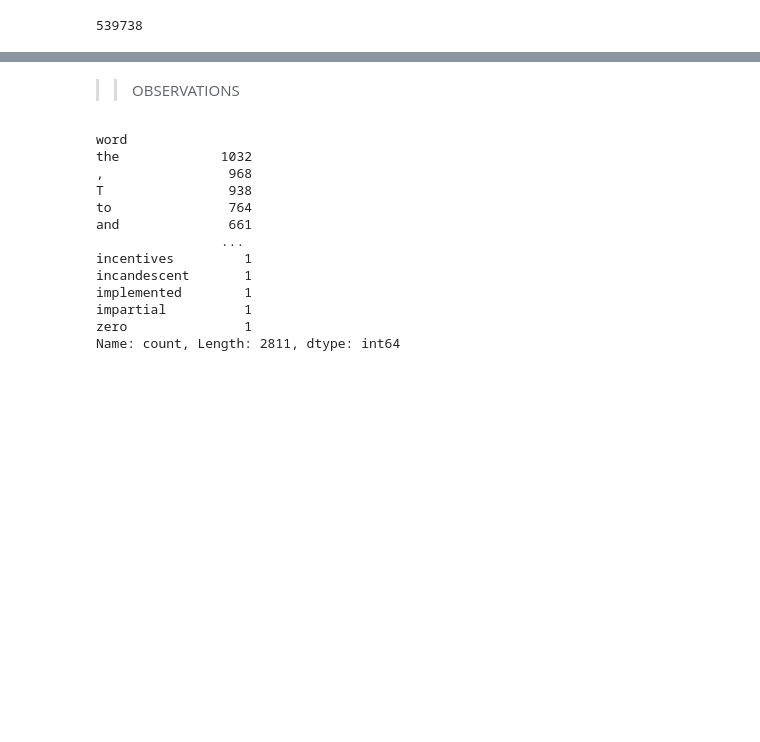
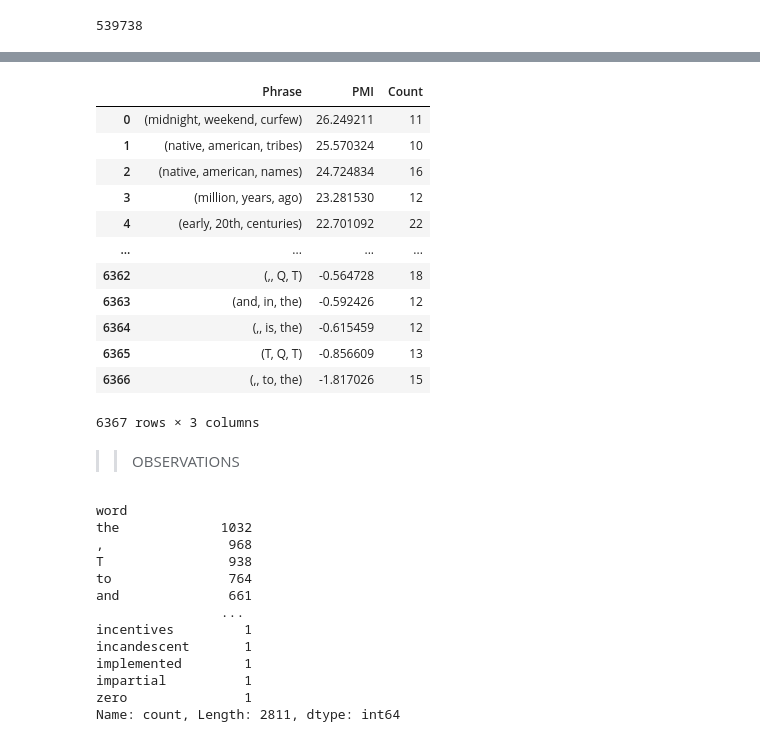
Before and after one commit to yflax/GriD, a Jupyter notebook: Bi and Tri Gram.ipynb, the cells around one changed output, grey strips where cells are left out. Cells and saved outputs as stored; diff of their text form; code cells hidden in the pictures; blank space fills up the shorter version.

```diff
--- a/Bi and Tri Gram.ipynb
+++ b/Bi and Tri Gram.ipynb
@@ -1338,0 +1294,30 @@ len(tem_df)
+# %%
+pmi3_list =[]
+count3_list =[]
+phrase3_list =[]
+for phrase, pmi in trigram_pmi:
+    for item in trigram_freq1:
+        quadgram,count = item
+        if quadgram == phrase:
+            pmi3_list.append(pmi)
+            count3_list.append(count)
+            phrase3_list.append(phrase)
+
+                # create dataframe
+            df_trigrams = pd.DataFrame({'Phrase':phrase3_list,'PMI':pmi3_list,'Count':count3_list})
+    # return df
+df_trigrams
+# %% [output]
+|  | Phrase | PMI | Count |
+| 0 | (midnight, weekend, curfew) | 26.249211 | 11 |
+| 1 | (native, american, tribes) | 25.570324 | 10 |
+| 2 | (native, american, names) | 24.724834 | 16 |
+| 3 | (million, years, ago) | 23.281530 | 12 |
+| 4 | (early, 20th, centuries) | 22.701092 | 22 |
+| ... | ... | ... | ... |
+| 6362 | (,, Q, T) | -0.564728 | 18 |
+| 6363 | (and, in, the) | -0.592426 | 12 |
+| 6364 | (,, is, the) | -0.615459 | 12 |
+| 6365 | (T, Q, T) | -0.856609 | 13 |
+| 6366 | (,, to, the) | -1.817026 | 15 |
+6367 rows × 3 columns
```
Also changed, not shown: parts of 26 cells of this notebook, 4 other files.
